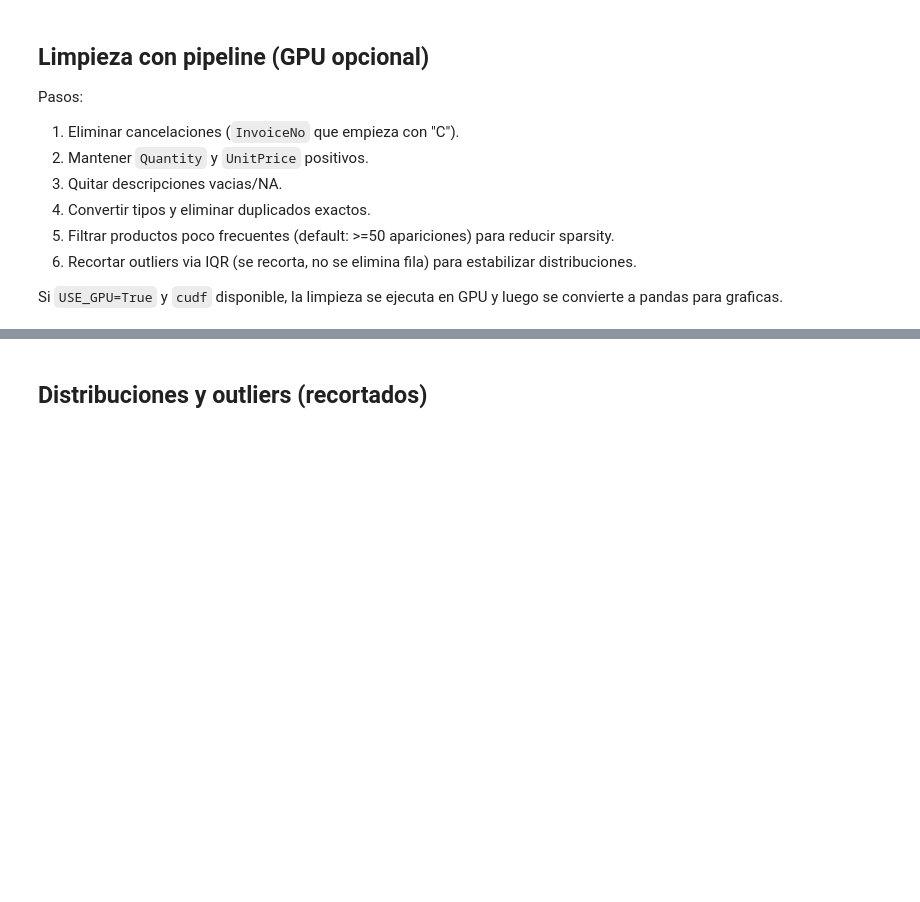
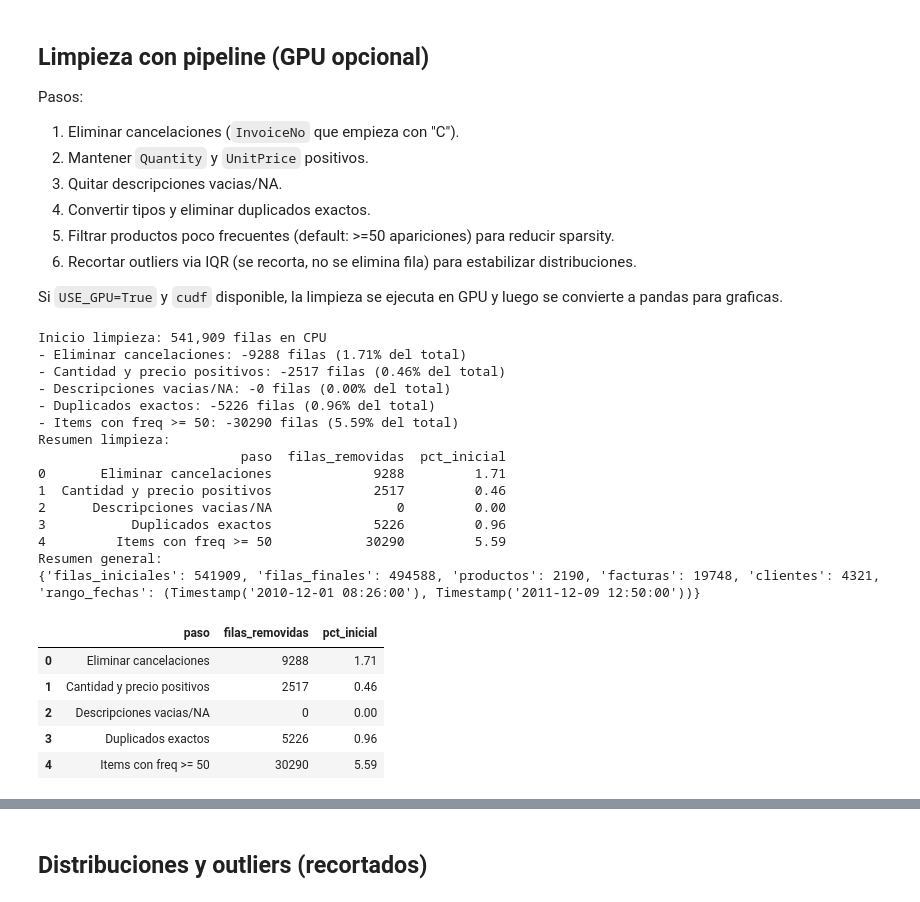
Before and after one commit to MathiasHv18/UPC-TF-DM_DA, a Jupyter notebook: eda.ipynb, the cells around one changed output, grey strips where cells are left out. Cells and saved outputs as stored; diff of their text form; code cells hidden in the pictures; blank space fills up the shorter version.

```diff
--- a/eda.ipynb
+++ b/eda.ipynb
@@ -140,8 +222,7 @@ def clean_retail(df, min_item_freq=50, use_gpu=False):
     out = df.copy()
     out['InvoiceNo'] = out['InvoiceNo'].astype(str).str.strip()
     start_len = len(out)
-    print(f"
-Inicio limpieza: {start_len:,} filas en {'GPU' if use_gpu else 'CPU'}")
+    print(f"Inicio limpieza: {start_len:,} filas en {'GPU' if use_gpu else 'CPU'}")
 
     def log_step(name, before, after):
         removed = int(before - after)
@@ -172,36 +253,56 @@ Inicio limpieza: {start_len:,} filas en {'GPU' if use_gpu else 'CPU'}")
     before = len(out)
     out = out.drop_duplicates()
     log_step("Duplicados exactos", before, len(out))
 
     counts = out['Description'].value_counts()
     keep_items = counts[counts >= min_item_freq].index
     before = len(out)
     out = out[out['Description'].isin(keep_items)]
     log_step(f"Items con freq >= {min_item_freq}", before, len(out))
 
     out['Quantity'] = clip_iqr(out['Quantity'])
     out['UnitPrice'] = clip_iqr(out['UnitPrice'])
 
     summary = {
         "filas_iniciales": int(start_len),
         "filas_finales": int(len(out)),
         "productos": int(out['Description'].nunique()),
         "facturas": int(out['InvoiceNo'].nunique()),
         "clientes": int(out['CustomerID'].nunique()),
         "rango_fechas": (out['InvoiceDate'].min(), out['InvoiceDate'].max())
     }
 
     return out, pd.DataFrame(log), summary
 
 
 df_clean_gpu, log_df, summary = clean_retail(df_raw, min_item_freq=50, use_gpu=USE_GPU and cudf is not None)
 df = df_clean_gpu.to_pandas() if (USE_GPU and cudf is not None) else df_clean_gpu
-print("
-Resumen limpieza:")
+print("Resumen limpieza:")
 print(log_df)
-print("
-Resumen general:")
+print("Resumen general:")
 print(summary)
 log_df
+# %% [output]
+Inicio limpieza: 541,909 filas en CPU
+- Eliminar cancelaciones: -9288 filas (1.71% del total)
+- Cantidad y precio positivos: -2517 filas (0.46% del total)
+- Descripciones vacias/NA: -0 filas (0.00% del total)
+- Duplicados exactos: -5226 filas (0.96% del total)
+- Items con freq >= 50: -30290 filas (5.59% del total)
+Resumen limpieza:
+                          paso  filas_removidas  pct_inicial
+0       Eliminar cancelaciones             9288         1.71
+1  Cantidad y precio positivos             2517         0.46
+2      Descripciones vacias/NA                0         0.00
+3           Duplicados exactos             5226         0.96
+4         Items con freq >= 50            30290         5.59
+Resumen general:
+{'filas_iniciales': 541909, 'filas_finales': 494588, 'productos': 2190, 'facturas': 19748, 'clientes': 4321, 'rango_fechas': (Timestamp('2010-12-01 08:26:00'), Timestamp('2011-12-09 12:50:00'))}
+|  | paso | filas_removidas | pct_inicial |
+| 0 | Eliminar cancelaciones | 9288 | 1.71 |
+| 1 | Cantidad y precio positivos | 2517 | 0.46 |
+| 2 | Descripciones vacias/NA | 0 | 0.00 |
+| 3 | Duplicados exactos | 5226 | 0.96 |
+| 4 | Items con freq >= 50 | 30290 | 5.59 |
 # %%
 pd.DataFrame([summary])
```
Also changed, not shown: parts of 14 cells of this notebook, 1 other file.
